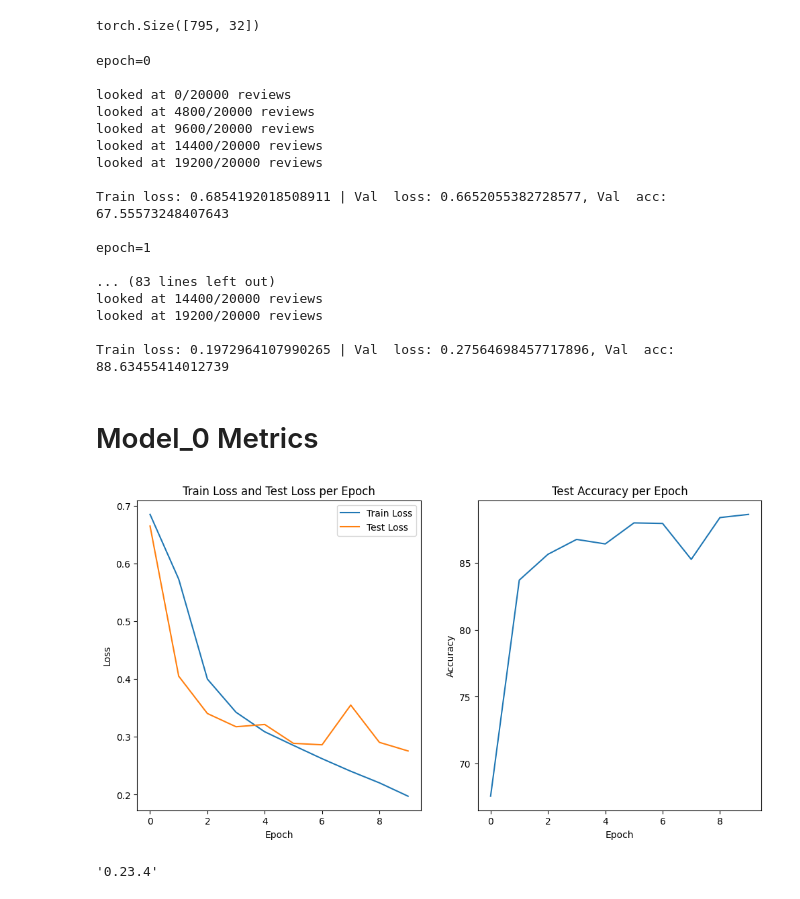
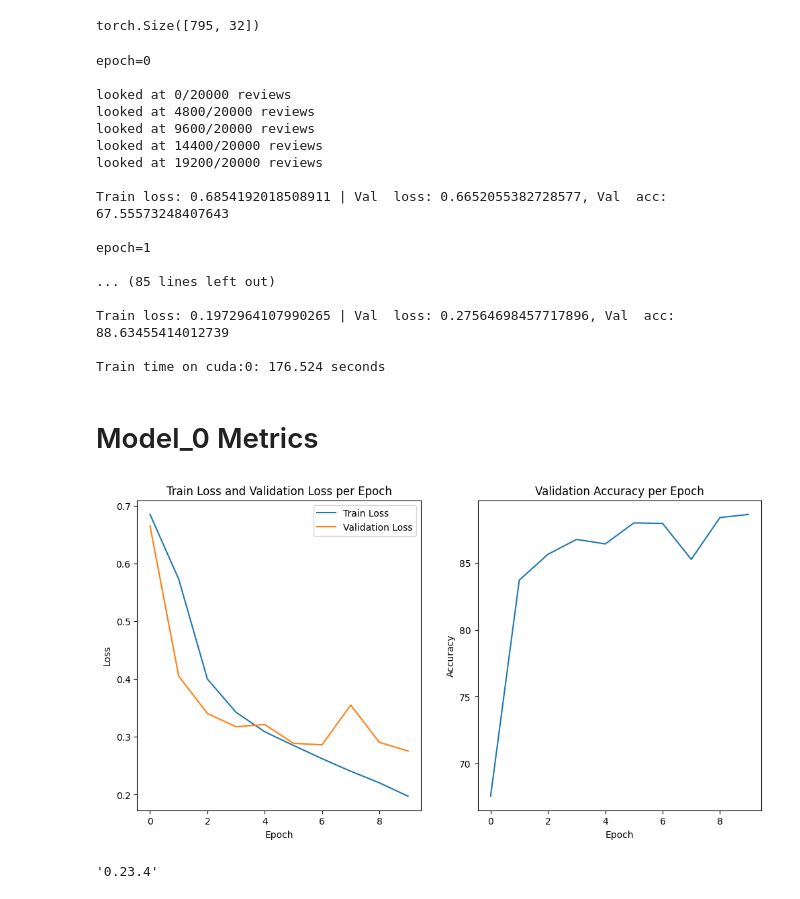
Before and after one commit to kreyesp/Sentiment-Calculator, a Jupyter notebook: Training_Model_0.ipynb, the cells around one changed output. Drawn from its saved outputs; the diff is of its cells as text; code cells hidden in the pictures.

Commit message:
Fix up Model_0 page, and train two new models

```diff
--- a/Training_Model_0.ipynb
+++ b/Training_Model_0.ipynb
@@ -542,6 +425,7 @@ torch.Size([795, 32])
 from tqdm.auto import tqdm
 
 torch.manual_seed(26)
+train_time_start = timer()
 
 epochs = 10
 train_loss_per_epoch = []
@@ -594,6 +478,11 @@ for epoch in tqdm(range(epochs)):
         valid_acc_per_epoch.append(valid_acc)
 
     print(f'\nTrain loss: {train_loss} | Val  loss: {valid_loss}, Val  acc: {valid_acc}\n')
+
+train_time_end = timer()
+total_train_time_model_0 = print_train_time(start= train_time_start,
+                                            end = train_time_end,
+                                              device = str(next(model_02.parameters()).device))
 # %% [output]
 epoch=0
 
@@ -607,35 +496,35 @@ Train loss: 0.6854192018508911 | Val  loss: 0.6652055382728577, Val  acc: 67.555
 
 epoch=1
 
-... (83 lines left out)
-looked at 14400/20000 reviews
-looked at 19200/20000 reviews
+... (85 lines left out)
 
 Train loss: 0.1972964107990265 | Val  loss: 0.27564698457717896, Val  acc: 88.63455414012739
+
+Train time on cuda:0: 176.524 seconds
 # %% [markdown]
 # Model_0 Metrics
 # %%
 epoch_list = [x for x in range(epochs)]
 
 plt.figure(figsize= (12,6))
 
 plt.subplot((121))
-plt.title('Train Loss and Test Loss per Epoch')
+plt.title('Train Loss and Validation Loss per Epoch')
 plt.xlabel('Epoch')
 plt.ylabel('Loss')
 plt.plot(epoch_list, [x.item() for x in train_loss_per_epoch], label="Train Loss")
-plt.plot(epoch_list, [x.item() for x in valid_loss_per_epoch], label="Test Loss")
+plt.plot(epoch_list, [x.item() for x in valid_loss_per_epoch], label="Validation Loss")
 plt.legend()  # show labels
 
 plt.subplot((122))
-plt.title('Test Accuracy per Epoch')
+plt.title('Validation Accuracy per Epoch')
 plt.xlabel('Epoch')
 plt.ylabel('Accuracy')
 plt.plot(epoch_list, valid_acc_per_epoch)
 
 plt.show()
 # %% [output]
-[figure, old version]
+[figure, new version]
 # %%
 import mlxtend, torchmetrics
 
```
Also changed, not shown: parts of 38 cells of this notebook, 3 other files.
